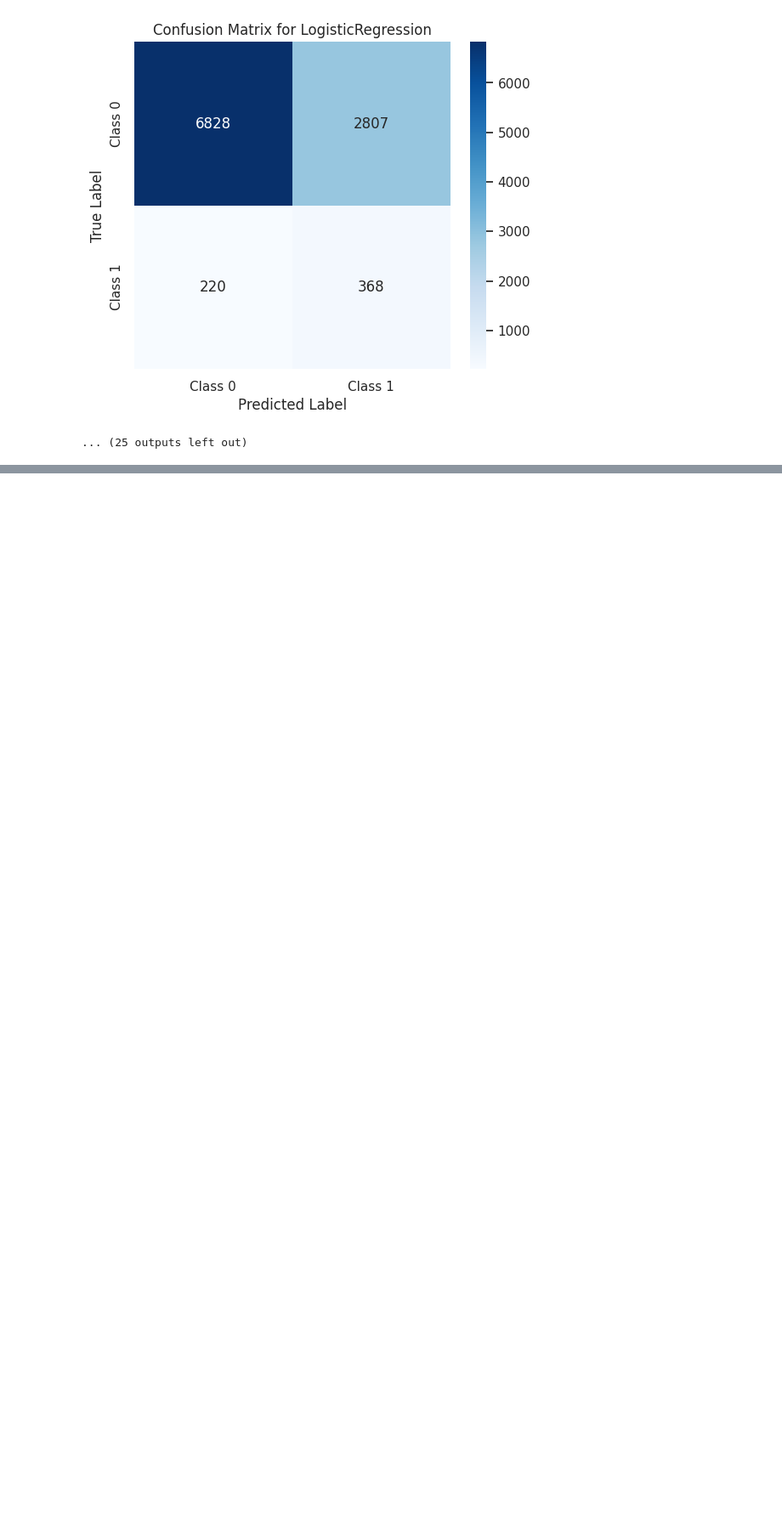
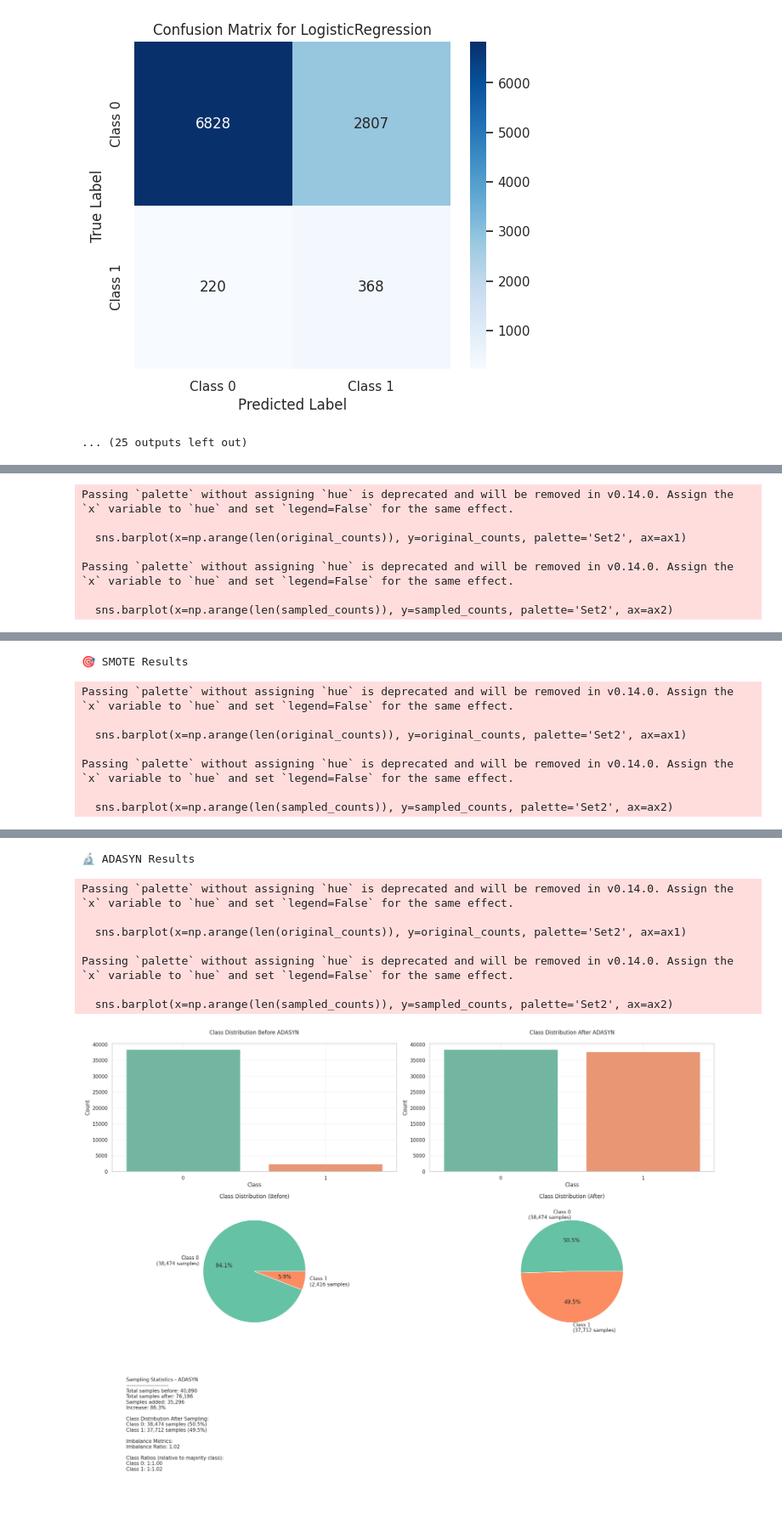
Before and after one commit to dev-69/MajorProject, a Jupyter notebook: OverSamplingNotebook.ipynb, the cells around one changed output, grey strips where cells are left out. Shown at 85% size. Drawn from its saved outputs; the diff is of its cells as text; code cells hidden in the pictures; blank space fills up the shorter version.

Commit message:
Created using Colab, TFIDF and FastText done

```diff
--- a/OverSamplingNotebook.ipynb
+++ b/OverSamplingNotebook.ipynb
@@ -421,0 +434,3 @@ avg / total       0.92      0.70      0.63      0.78      0.67      0.45     102
+# %%
+df = pd.read_pickle("/content/drive/MyDrive/Major Project Learnings/Prepared_Data.pkl")
+df.head()
@@ -421,0 +452,6 @@ avg / total       0.92      0.70      0.63      0.78      0.67      0.45     102
+# %%
+df_filtered = df[['SUBJECT_ID', 'HADM_ID', 'TEXT', 'OUTPUT_LABEL']]
+X = df_filtered['TEXT']
+y = df_filtered['OUTPUT_LABEL']
+
+df_filtered['OUTPUT_LABEL'].value_counts()
@@ -421,0 +464,3 @@ avg / total       0.92      0.70      0.63      0.78      0.67      0.45     102
+# %%
+from sklearn.model_selection import train_test_split
+X_train, X_test, y_train, y_test = train_test_split(df_filtered['TEXT'], df_filtered['OUTPUT_LABEL'], test_size=0.2, random_state=42)
@@ -421,0 +661,30 @@ avg / total       0.92      0.70      0.63      0.78      0.67      0.45     102
+# %%
+import gensim
+import numpy as np
+
+# Load pre-trained fastText word vectors (text format)
+model = gensim.models.KeyedVectors.load_word2vec_format("/content/drive/MyDrive/Major Project Learnings/vectorizers/wiki-news-300d-1M-subword.vec", binary=False)
+
+# Function to average word embeddings for a document
+def get_average_word_vector(text, model):
+    # Tokenize and get word embeddings for each token
+    words = text.split()
+    word_vectors = []
+
+    for word in words:
+        if word in model:
+            word_vec = model[word]
+            word_vectors.append(word_vec)
+
+    # If no words are found, return a zero vector (important for edge cases like empty documents)
+    if len(word_vectors) == 0:
+        return np.zeros(model.vector_size)
+
+    # Calculate the average of word vectors
+    return np.mean(word_vectors, axis=0)
+
+# Apply this to X_train and X_test
+X_train_vectors = np.array([get_average_word_vector(text, model) for text in X_train])
+X_test_vectors = np.array([get_average_word_vector(text, model) for text in X_test])
+
+print("2. Using FastText (with Gensim) Vectorizer")
@@ -421,0 +693,3 @@ avg / total       0.92      0.70      0.63      0.78      0.67      0.45     102
+# %%
+X_ros, y_ros, X_smote, y_smote, X_adasyn, y_adasyn = visualize_all_techniques(X_train_vectors, y_train)
+# %% [output]
@@ -421,0 +702,7 @@ avg / total       0.92      0.70      0.63      0.78      0.67      0.45     102
+Passing `palette` without assigning `hue` is deprecated and will be removed in v0.14.0. Assign the `x` variable to `hue` and set `legend=False` for the same effect.
+
+  sns.barplot(x=np.arange(len(original_counts)), y=original_counts, palette='Set2', ax=ax1)
+
+Passing `palette` without assigning `hue` is deprecated and will be removed in v0.14.0. Assign the `x` variable to `hue` and set `legend=False` for the same effect.
+
+  sns.barplot(x=np.arange(len(sampled_counts)), y=sampled_counts, palette='Set2', ax=ax2)
@@ -421,0 +710,8 @@ avg / total       0.92      0.70      0.63      0.78      0.67      0.45     102
+🎯 SMOTE Results
+Passing `palette` without assigning `hue` is deprecated and will be removed in v0.14.0. Assign the `x` variable to `hue` and set `legend=False` for the same effect.
+
+  sns.barplot(x=np.arange(len(original_counts)), y=original_counts, palette='Set2', ax=ax1)
+
+Passing `palette` without assigning `hue` is deprecated and will be removed in v0.14.0. Assign the `x` variable to `hue` and set `legend=False` for the same effect.
+
+  sns.barplot(x=np.arange(len(sampled_counts)), y=sampled_counts, palette='Set2', ax=ax2)
@@ -421,0 +719,9 @@ avg / total       0.92      0.70      0.63      0.78      0.67      0.45     102
+🔬 ADASYN Results
+Passing `palette` without assigning `hue` is deprecated and will be removed in v0.14.0. Assign the `x` variable to `hue` and set `legend=False` for the same effect.
+
+  sns.barplot(x=np.arange(len(original_counts)), y=original_counts, palette='Set2', ax=ax1)
+
+Passing `palette` without assigning `hue` is deprecated and will be removed in v0.14.0. Assign the `x` variable to `hue` and set `legend=False` for the same effect.
+
+  sns.barplot(x=np.arange(len(sampled_counts)), y=sampled_counts, palette='Set2', ax=ax2)
+[figure, added]
```
Also changed, not shown: parts of 14 cells of this notebook.
